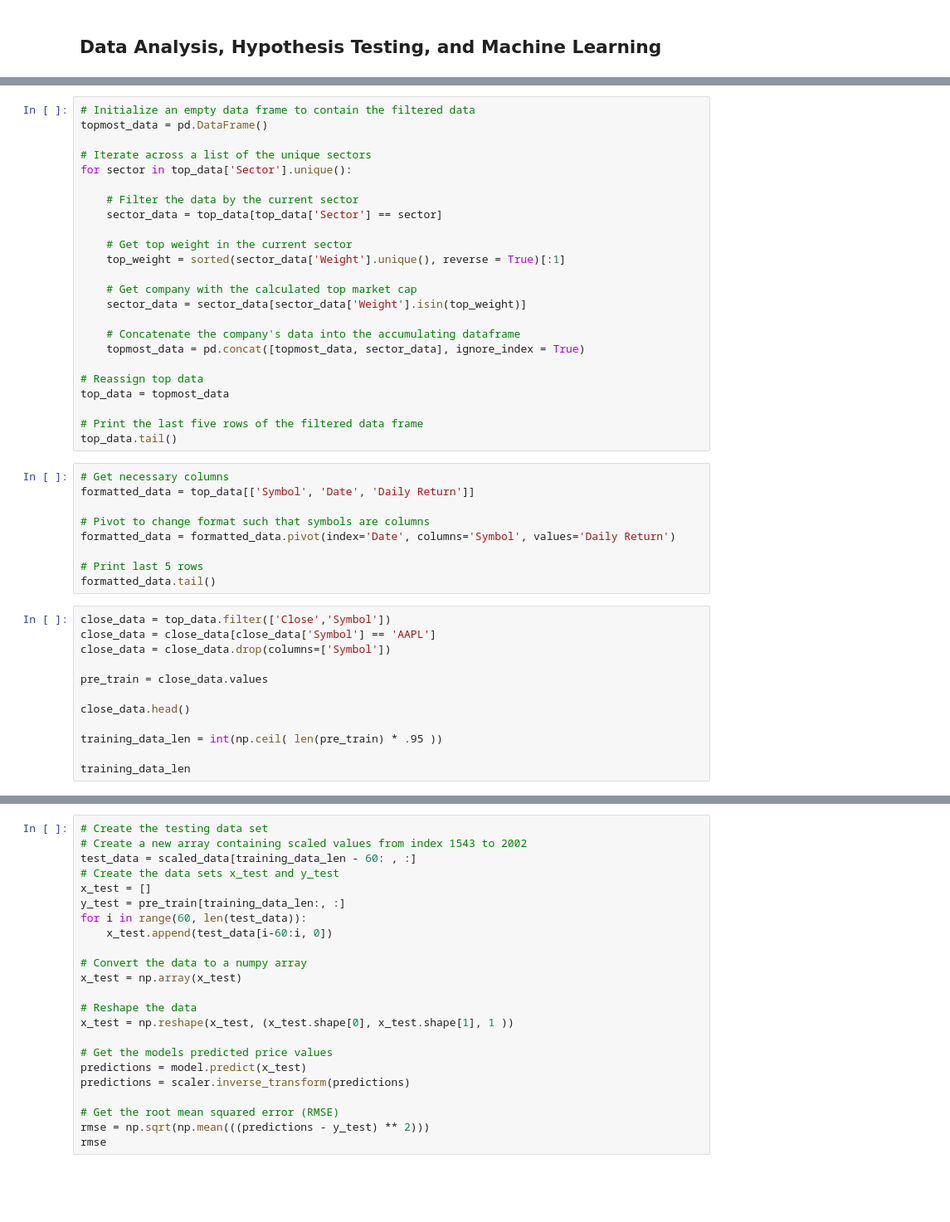
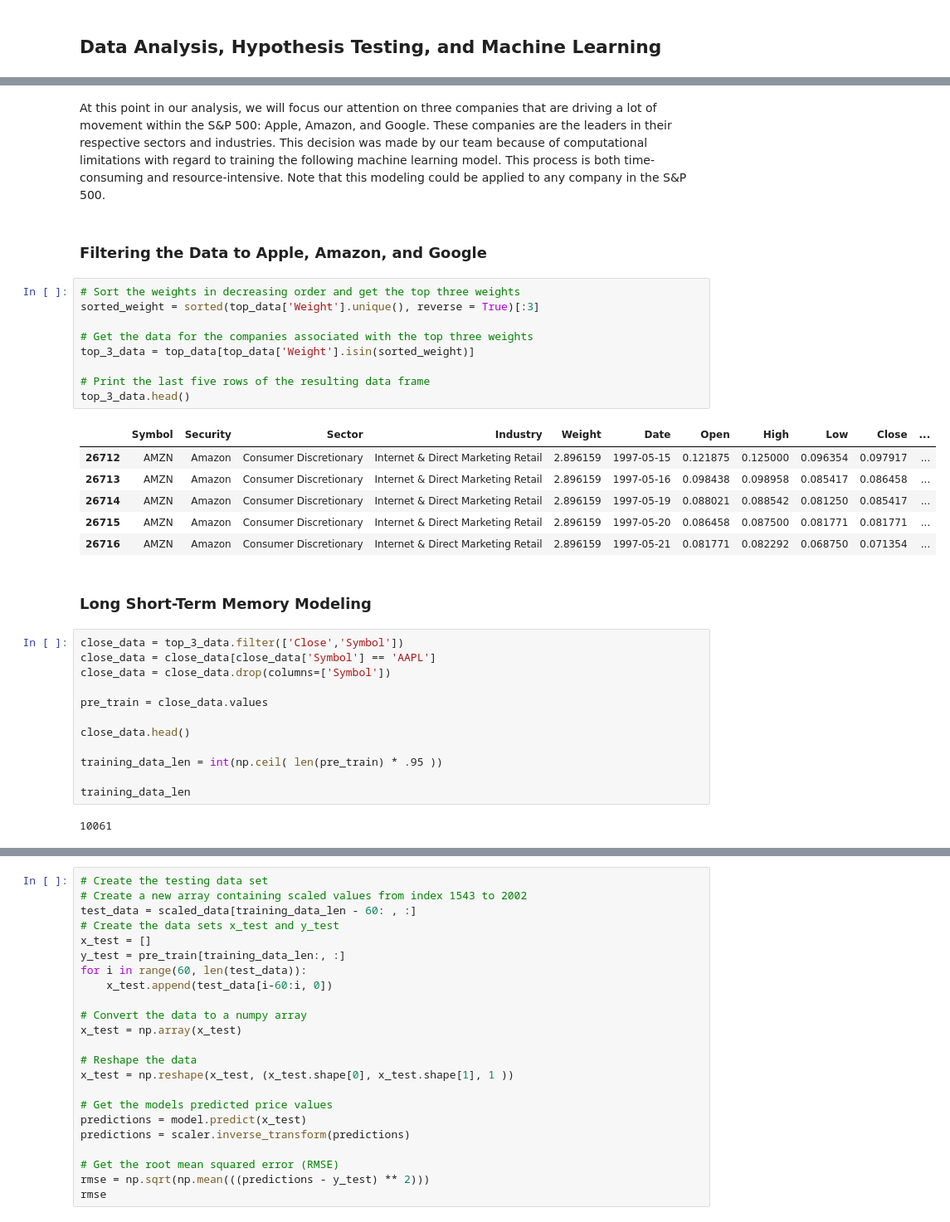
Before and after one commit to melvinrajendran/SP500-Stock-Price-Analysis, a Jupyter notebook: SP500StockPriceAnalysis.ipynb, the cells around one changed output, grey strips where cells are left out. Shown at 83% size. Saved outputs shown, nothing was run; the diff lists cells and outputs as text; blank space fills up the shorter version.

```diff
--- a/SP500StockPriceAnalysis.ipynb
+++ b/SP500StockPriceAnalysis.ipynb
@@ -286,38 +392,27 @@ Extract top company by market cap in each category. Due to computer limitations
-# %%
-# Initialize an empty data frame to contain the filtered data
-topmost_data = pd.DataFrame()
-
-# Iterate across a list of the unique sectors
-for sector in top_data['Sector'].unique():
-
-    # Filter the data by the current sector
-    sector_data = top_data[top_data['Sector'] == sector]
-
-    # Get top weight in the current sector
-    top_weight = sorted(sector_data['Weight'].unique(), reverse = True)[:1]
-
-    # Get company with the calculated top market cap
-    sector_data = sector_data[sector_data['Weight'].isin(top_weight)]
-
-    # Concatenate the company's data into the accumulating dataframe
-    topmost_data = pd.concat([topmost_data, sector_data], ignore_index = True)
-
-# Reassign top data
-top_data = topmost_data
-
-# Print the last five rows of the filtered data frame
-top_data.tail()
-# %%
-# Get necessary columns
-formatted_data = top_data[['Symbol', 'Date', 'Daily Return']]
-
-# Pivot to change format such that symbols are columns
-formatted_data = formatted_data.pivot(index='Date', columns='Symbol', values='Daily Return')
-
-# Print last 5 rows
-formatted_data.tail()
+# %% [markdown]
+At this point in our analysis, we will focus our attention on three companies that are driving a lot of movement within the S&P 500: Apple, Amazon, and Google. These companies are the leaders in their respective sectors and industries. This decision was made by our team because of computational limitations with regard to training the following machine learning model. This process is both time-consuming and resource-intensive. Note that this modeling could be applied to any company in the S&P 500.
+# %% [markdown]
+### Filtering the Data to Apple, Amazon, and Google
+# %%
+# Sort the weights in decreasing order and get the top three weights
+sorted_weight = sorted(top_data['Weight'].unique(), reverse = True)[:3]
+
+# Get the data for the companies associated with the top three weights
+top_3_data = top_data[top_data['Weight'].isin(sorted_weight)]
+
+# Print the last five rows of the resulting data frame
+top_3_data.head()
+# %% [output]
+|  | Symbol | Security | Sector | Industry | Weight | Date | Open | High | Low | Close | ... |
+| 26712 | AMZN | Amazon | Consumer Discretionary | Internet & Direct Marketing Retail | 2.896159 | 1997-05-15 | 0.121875 | 0.125000 | 0.096354 | 0.097917 | ... |
+| 26713 | AMZN | Amazon | Consumer Discretionary | Internet & Direct Marketing Retail | 2.896159 | 1997-05-16 | 0.098438 | 0.098958 | 0.085417 | 0.086458 | ... |
+| 26714 | AMZN | Amazon | Consumer Discretionary | Internet & Direct Marketing Retail | 2.896159 | 1997-05-19 | 0.088021 | 0.088542 | 0.081250 | 0.085417 | ... |
+| 26715 | AMZN | Amazon | Consumer Discretionary | Internet & Direct Marketing Retail | 2.896159 | 1997-05-20 | 0.086458 | 0.087500 | 0.081771 | 0.081771 | ... |
+| 26716 | AMZN | Amazon | Consumer Discretionary | Internet & Direct Marketing Retail | 2.896159 | 1997-05-21 | 0.081771 | 0.082292 | 0.068750 | 0.071354 | ... |
+# %% [markdown]
+### Long Short-Term Memory Modeling
 # %%
-close_data = top_data.filter(['Close','Symbol'])
+close_data = top_3_data.filter(['Close','Symbol'])
 close_data = close_data[close_data['Symbol'] == 'AAPL']
 close_data = close_data.drop(columns=['Symbol'])
 
@@ -328,6 +423,8 @@ close_data.head()
 training_data_len = int(np.ceil( len(pre_train) * .95 ))
 
 training_data_len
+# %% [output]
+10061
 # %%
 from sklearn.preprocessing import MinMaxScaler
 
```
Also changed, not shown: parts of 24 cells of this notebook.
